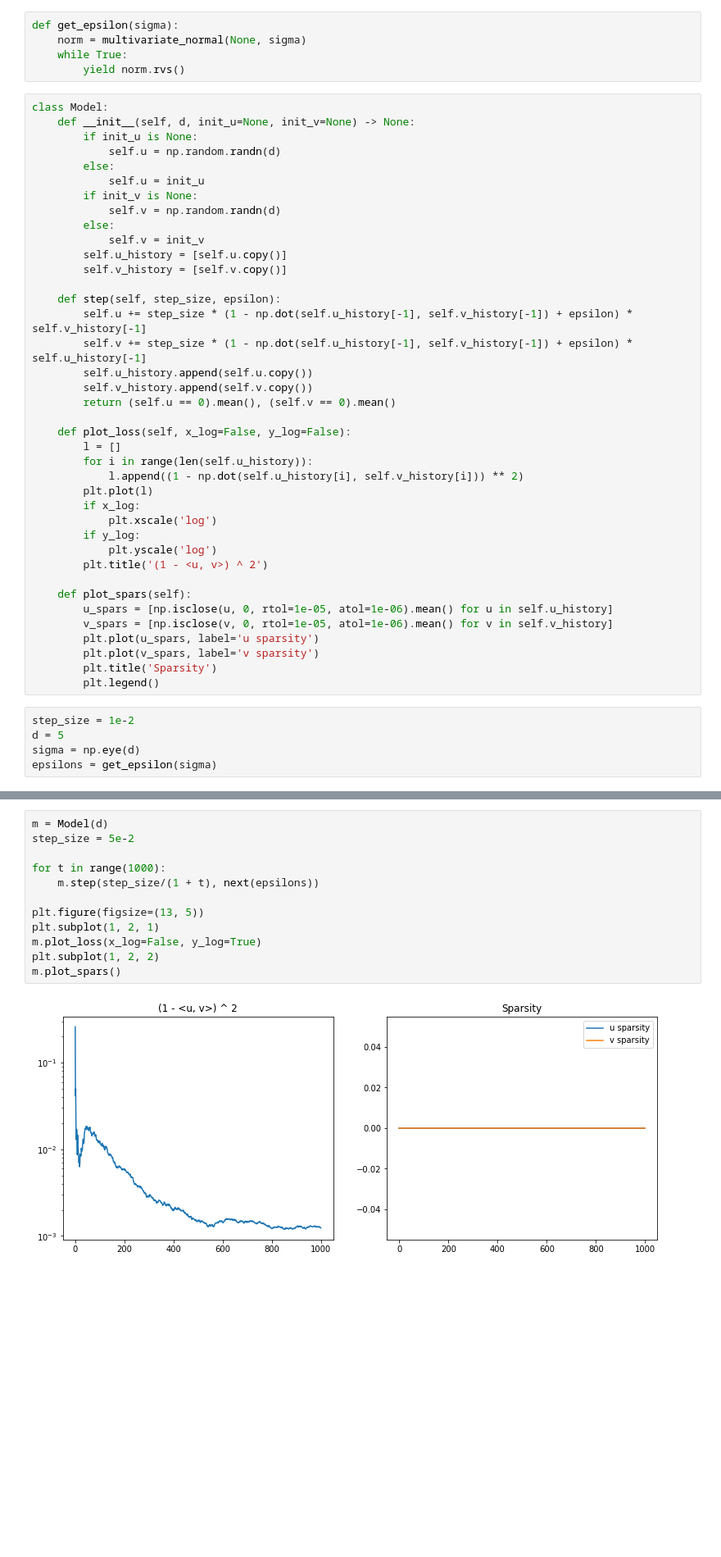
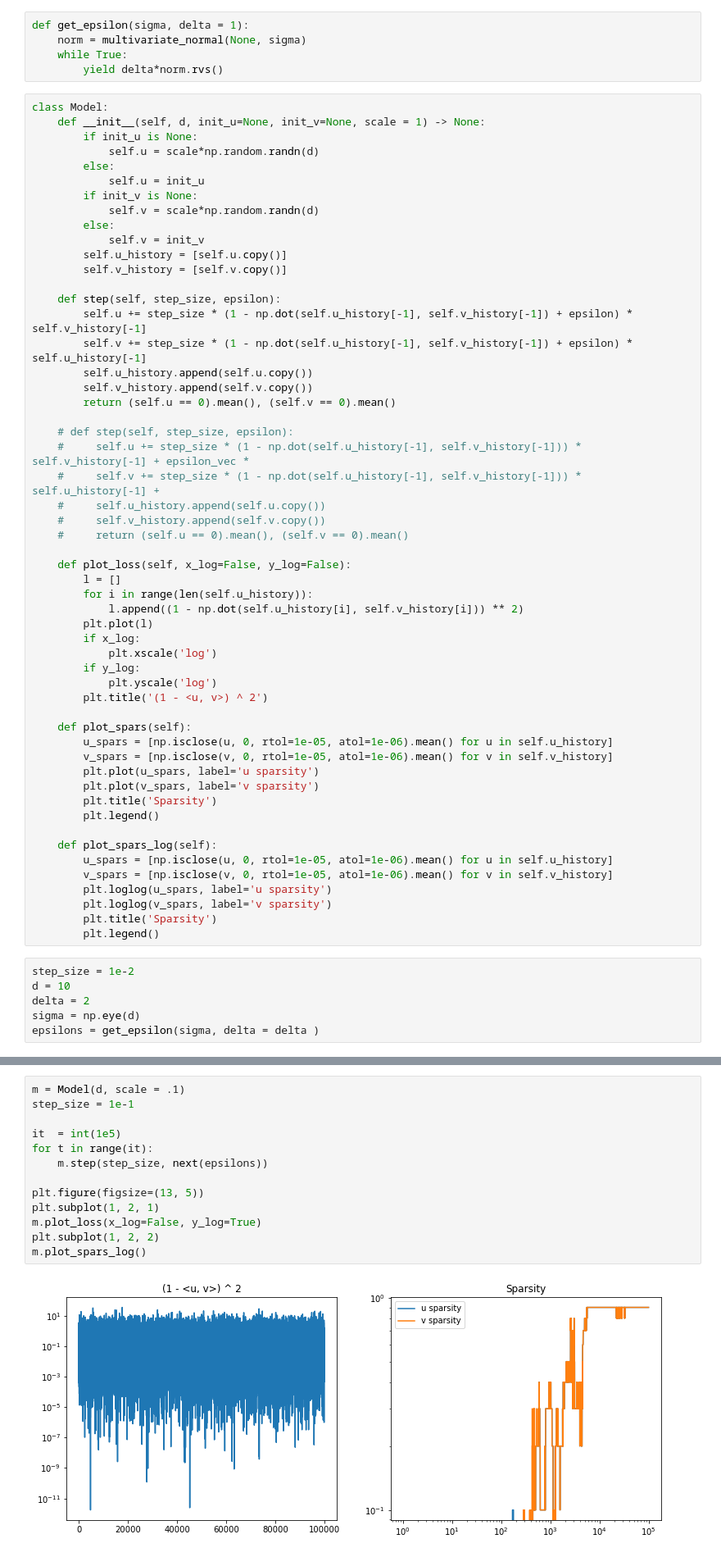
Before and after one commit to ris-iris/experiments, a Jupyter notebook: simple_case.ipynb, the cells around one changed output, grey strips where cells are left out. Shown at 82% size. Cells and saved outputs as stored; diff of their text form; blank space fills up the shorter version.

```diff
--- a/simple_case.ipynb
+++ b/simple_case.ipynb
@@ -3,19 +3,19 @@ import numpy as np
 import matplotlib.pyplot as plt
 from scipy.stats import multivariate_normal
 # %%
-def get_epsilon(sigma):
+def get_epsilon(sigma, delta = 1):
     norm = multivariate_normal(None, sigma)
     while True:
-        yield norm.rvs()
+        yield delta*norm.rvs()
 # %%
 class Model:
-    def __init__(self, d, init_u=None, init_v=None) -> None:
+    def __init__(self, d, init_u=None, init_v=None, scale = 1) -> None:
         if init_u is None:
-            self.u = np.random.randn(d)
+            self.u = scale*np.random.randn(d)
         else:
             self.u = init_u
         if init_v is None:
-            self.v = np.random.randn(d)
+            self.v = scale*np.random.randn(d)
         else:
             self.v = init_v
         self.u_history = [self.u.copy()]
@@ -27,6 +27,13 @@ class Model:
         self.u_history.append(self.u.copy())
         self.v_history.append(self.v.copy())
         return (self.u == 0).mean(), (self.v == 0).mean()
+
+    # def step(self, step_size, epsilon):
+    #     self.u += step_size * (1 - np.dot(self.u_history[-1], self.v_history[-1])) * self.v_history[-1] + epsilon_vec *
+    #     self.v += step_size * (1 - np.dot(self.u_history[-1], self.v_history[-1])) * self.u_history[-1] +
+    #     self.u_history.append(self.u.copy())
+    #     self.v_history.append(self.v.copy())
+    #     return (self.u == 0).mean(), (self.v == 0).mean()
 
     def plot_loss(self, x_log=False, y_log=False):
         l = []
@@ -46,11 +53,20 @@ class Model:
         plt.plot(v_spars, label='v sparsity')
         plt.title('Sparsity')
         plt.legend()
+
+    def plot_spars_log(self):
+        u_spars = [np.isclose(u, 0, rtol=1e-05, atol=1e-06).mean() for u in self.u_history]
+        v_spars = [np.isclose(v, 0, rtol=1e-05, atol=1e-06).mean() for v in self.v_history]
+        plt.loglog(u_spars, label='u sparsity')
+        plt.loglog(v_spars, label='v sparsity')
+        plt.title('Sparsity')
+        plt.legend()
 # %%
 step_size = 1e-2
-d = 5
+d = 10
+delta = 2
 sigma = np.eye(d)
-epsilons = get_epsilon(sigma)
+epsilons = get_epsilon(sigma, delta = delta )
 # %%
 next(epsilons)
 # %% [output]
@@ -58,17 +75,18 @@ array([-1.2887695 ,  0.32429943,  0.78067824,  0.29235349,  0.02837446])
 # %%
-m = Model(d)
-step_size = 5e-2
+m = Model(d, scale = .1)
+step_size = 1e-1
 
-for t in range(1000):
-    m.step(step_size/(1 + t), next(epsilons))
+it  = int(1e5)
+for t in range(it):
+    m.step(step_size, next(epsilons))
 
 plt.figure(figsize=(13, 5))
 plt.subplot(1, 2, 1)
 m.plot_loss(x_log=False, y_log=True)
 plt.subplot(1, 2, 2)
-m.plot_spars()
+m.plot_spars_log()
 # %% [output]
-[figure, old version]
+[figure, new version]
 # %%
 step_size = 1e-3
 u_init = np.zeros(d)
```
Also changed, not shown: parts of 4 cells of this notebook.
